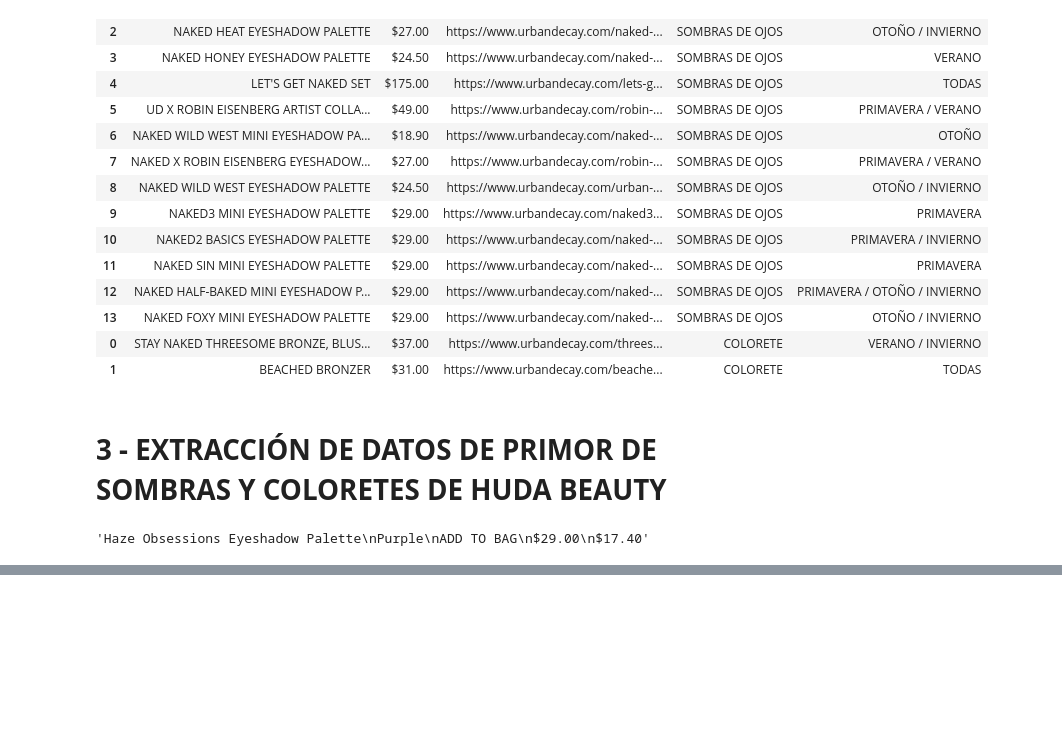
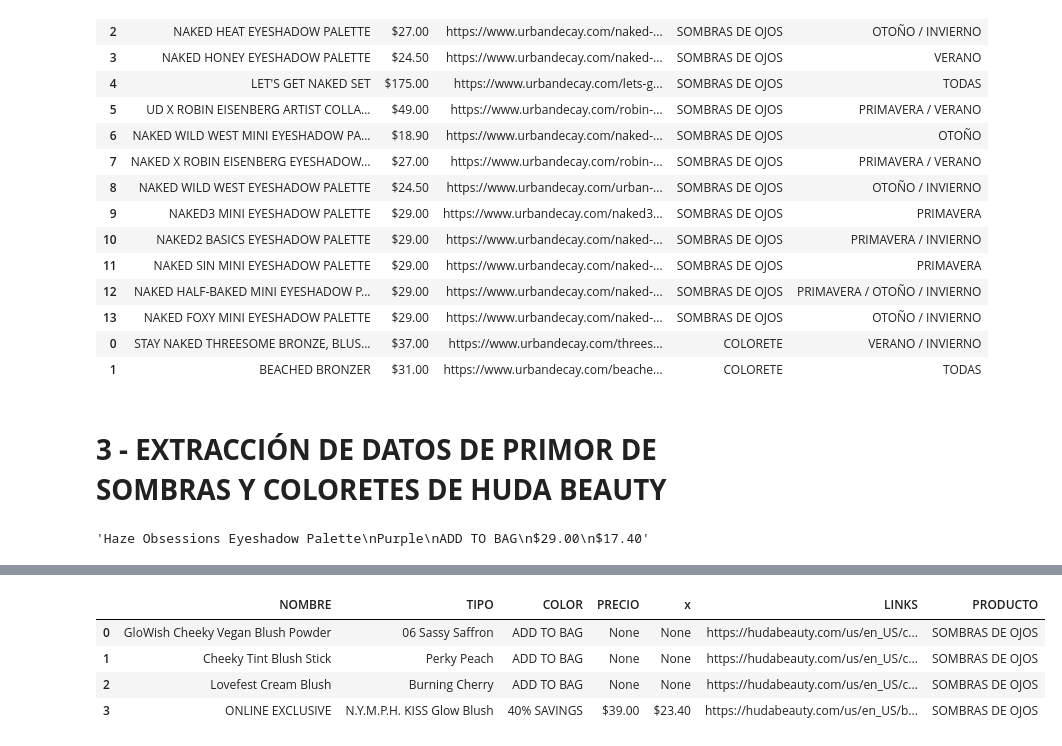
Before and after one commit to rciomoreno/PROYECTO-FINAL-IRONHACK, a Jupyter notebook: SCRAPPING DATOS PRODUCTOS.ipynb, the cells around one changed output, grey strips where cells are left out. Cells and saved outputs as stored; diff of their text form; code cells hidden in the pictures; blank space fills up the shorter version.

```diff
--- a/SCRAPPING DATOS PRODUCTOS.ipynb
+++ b/SCRAPPING DATOS PRODUCTOS.ipynb
@@ -473,0 +506,2 @@ sombras_hb #limpiar color y precio
+# %%
+URL = 'https://hudabeauty.com/us/en_US/makeup/lips'
@@ -473,0 +510,43 @@ sombras_hb #limpiar color y precio
+# %%
+#BLUSH
+def extraer(URL):
+    driver = webdriver.Chrome(PATH)
+    driver.get(URL)
+
+    driver.execute_script('window.scrollTo(0, 2000);')  # 200px de scroll
+
+    filas = driver.find_elements(By.CLASS_NAME, 'tile-body')
+    link = driver.find_elements(By.CLASS_NAME, 'link')
+    tmp = []
+    links = []
+
+    for e in filas:
+        tmp.append(e.text.split('\n'))
+
+    for e in link:
+        links.append(e.get_attribute('href'))
+
+    cols = ['NOMBRE', 'TIPO', 'COLOR', 'PRECIO ANT', 'PRECIO', 'x']
+
+    total = pd.DataFrame(tmp, columns = cols)
+
+    total['LINKS'] = links
+    total['PRODUCTO'] = 'SOMBRAS DE OJOS'
+    total.drop(['PRECIO ANT'], axis = 1, inplace = True)
+
+
+    driver.quit()
+
+    return total
+# %%
+URL = 'https://hudabeauty.com/us/en_US/cheek/blush'
+# %%
+labios_ud = extraer(URL)
+# %%
+labios_ud
+# %% [output]
+|  | NOMBRE | TIPO | COLOR | PRECIO | x | LINKS | PRODUCTO |
+| 0 | GloWish Cheeky Vegan Blush Powder | 06 Sassy Saffron | ADD TO BAG | None | None | https://hudabeauty.com/us/en_US/c... | SOMBRAS DE OJOS |
+| 1 | Cheeky Tint Blush Stick | Perky Peach | ADD TO BAG | None | None | https://hudabeauty.com/us/en_US/c... | SOMBRAS DE OJOS |
+| 2 | Lovefest Cream Blush | Burning Cherry | ADD TO BAG | None | None | https://hudabeauty.com/us/en_US/c... | SOMBRAS DE OJOS |
+| 3 | ONLINE EXCLUSIVE | N.Y.M.P.H. KISS Glow Blush | 40% SAVINGS | $39.00 | $23.40 | https://hudabeauty.com/us/en_US/b... | SOMBRAS DE OJOS |
```
Also changed, not shown: parts of 3 cells of this notebook.
